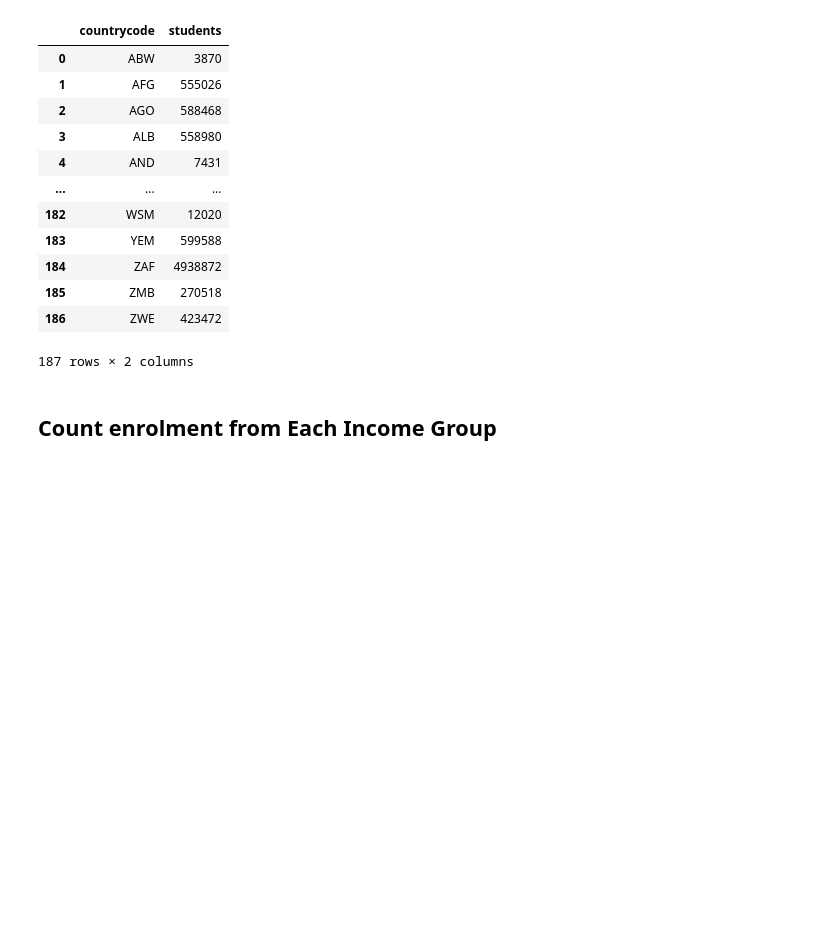
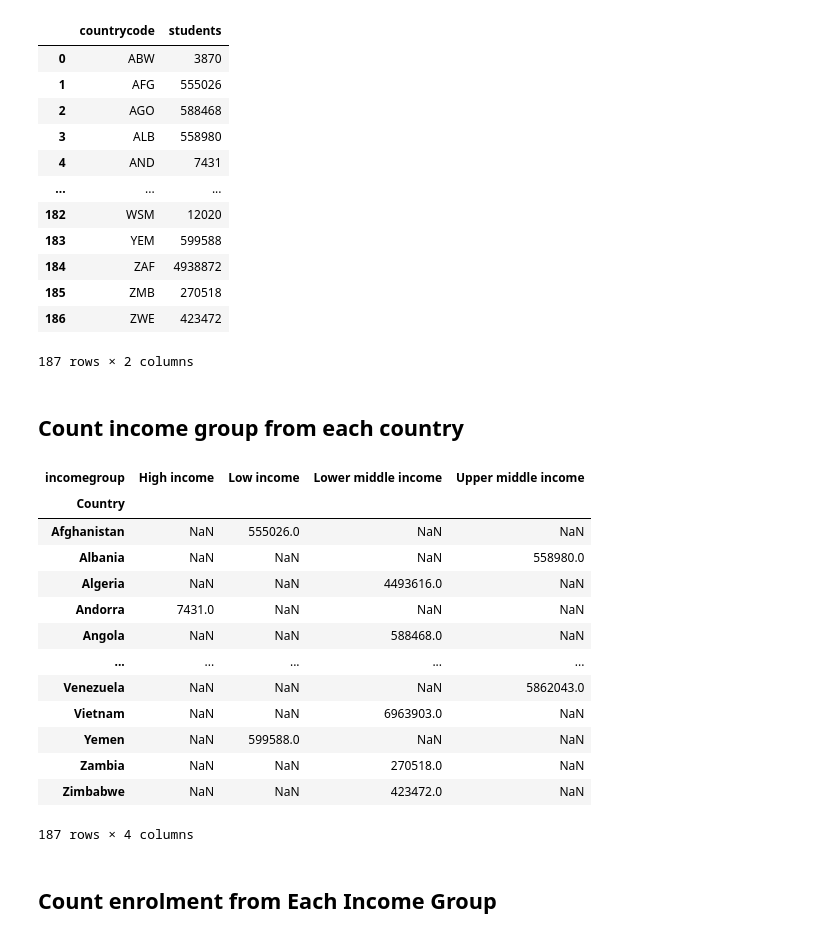
Before and after one commit to hannanmustajab/University-Enrolment-Dashboad-D3.js-, a Jupyter notebook: DV-Preprocessing.ipynb, the cells around one changed output. Saved outputs shown, nothing was run; the diff lists cells and outputs as text; code cells hidden in the pictures; blank space fills up the shorter version.

```diff
--- a/DV-Preprocessing.ipynb
+++ b/DV-Preprocessing.ipynb
@@ -164,6 +164,26 @@ region_counts
 | 185 | ZMB | 270518 |
 | 186 | ZWE | 423472 |
 187 rows × 2 columns
+# %% [markdown]
+## Count income group from each country
+# %%
+income_group_counts = df.groupby(['Country','incomegroup'])['Number of Student'].sum().unstack(1)
+income_group_counts
+# %% [output]
+| incomegroup | High income | Low income | Lower middle income | Upper middle income |
+| Country |  |  |  |  |
+| Afghanistan | NaN | 555026.0 | NaN | NaN |
+| Albania | NaN | NaN | NaN | 558980.0 |
+| Algeria | NaN | NaN | 4493616.0 | NaN |
+| Andorra | 7431.0 | NaN | NaN | NaN |
+| Angola | NaN | NaN | 588468.0 | NaN |
+| ... | ... | ... | ... | ... |
+| Venezuela | NaN | NaN | NaN | 5862043.0 |
+| Vietnam | NaN | NaN | 6963903.0 | NaN |
+| Yemen | NaN | 599588.0 | NaN | NaN |
+| Zambia | NaN | NaN | 270518.0 | NaN |
+| Zimbabwe | NaN | NaN | 423472.0 | NaN |
+187 rows × 4 columns
 # %% [markdown]
 ## Count enrolment from Each Income Group
 # %%
```
Also changed, not shown: parts of 18 cells of this notebook, 4 other files.
